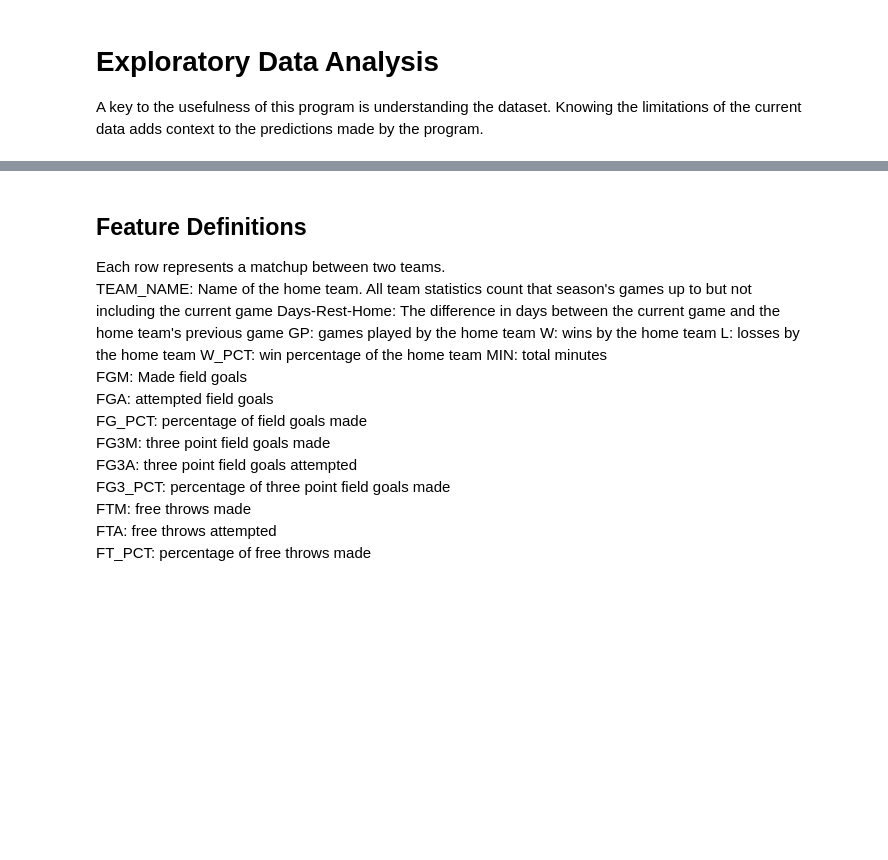
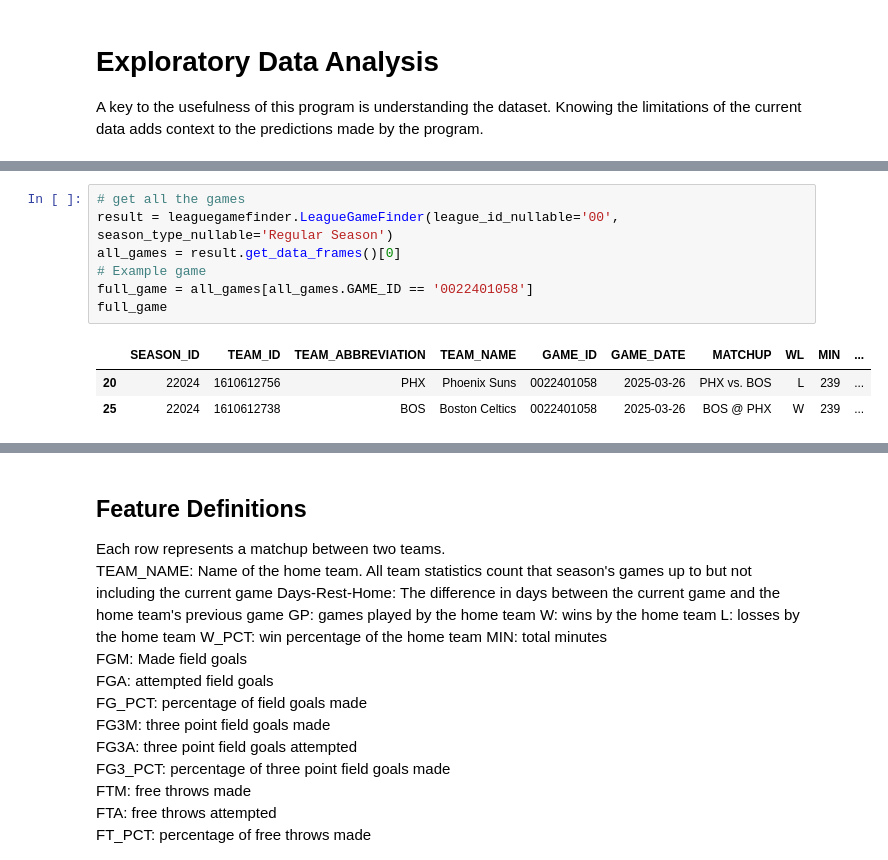
Before and after one commit to wtbtucker/NBA-Machine-Learning-Sports-Betting, a Jupyter notebook: data_mining_pipeline.ipynb, the cells around one changed output, grey strips where cells are left out. Cells and saved outputs as stored; diff of their text form; blank space fills up the shorter version.

```diff
--- a/data_mining_pipeline.ipynb
+++ b/data_mining_pipeline.ipynb
@@ -82,0 +82,11 @@ print(main_dataset.head(1))
+# %%
+# get all the games
+result = leaguegamefinder.LeagueGameFinder(league_id_nullable='00', season_type_nullable='Regular Season')
+all_games = result.get_data_frames()[0]
+# Example game
+full_game = all_games[all_games.GAME_ID == '0022401058']
+full_game
+# %% [output]
+|  | SEASON_ID | TEAM_ID | TEAM_ABBREVIATION | TEAM_NAME | GAME_ID | GAME_DATE | MATCHUP | WL | MIN | ... |
+| 20 | 22024 | 1610612756 | PHX | Phoenix Suns | 0022401058 | 2025-03-26 | PHX vs. BOS | L | 239 | ... |
+| 25 | 22024 | 1610612738 | BOS | Boston Celtics | 0022401058 | 2025-03-26 | BOS @ PHX | W | 239 | ... |
```
Also changed, not shown: parts of 10 cells of this notebook, 1 other file.
